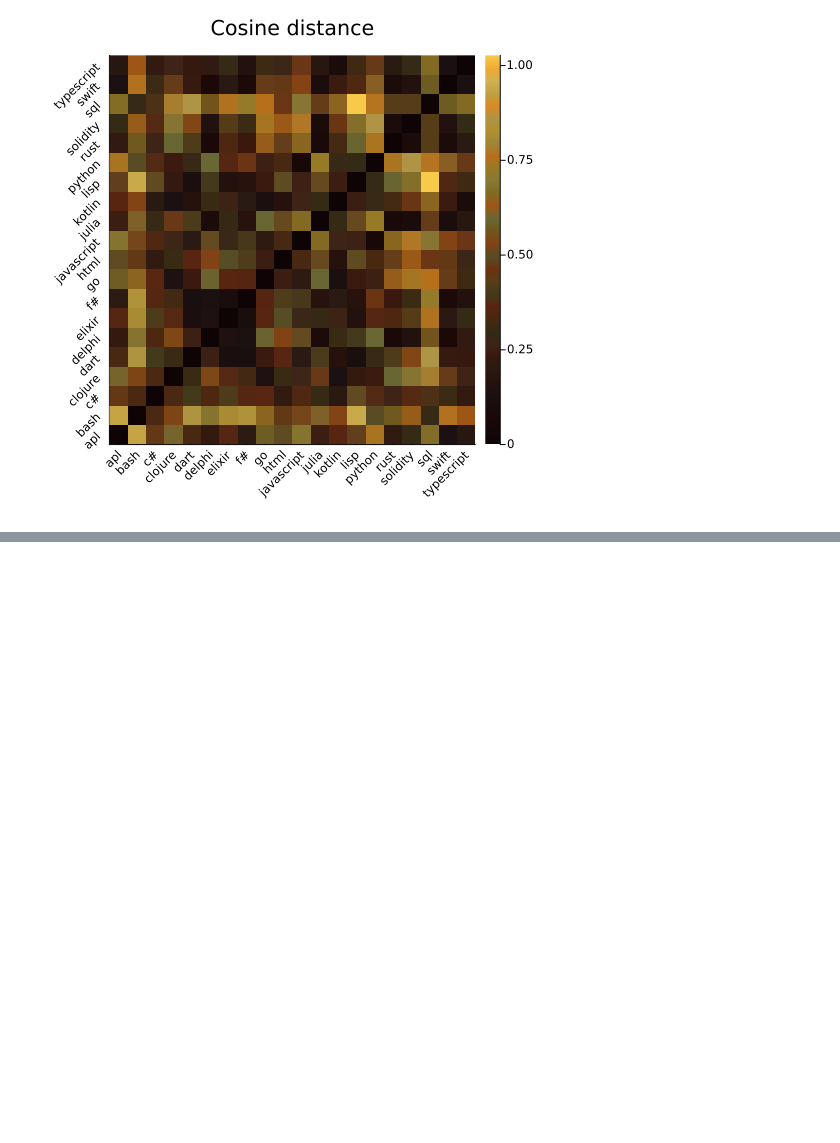
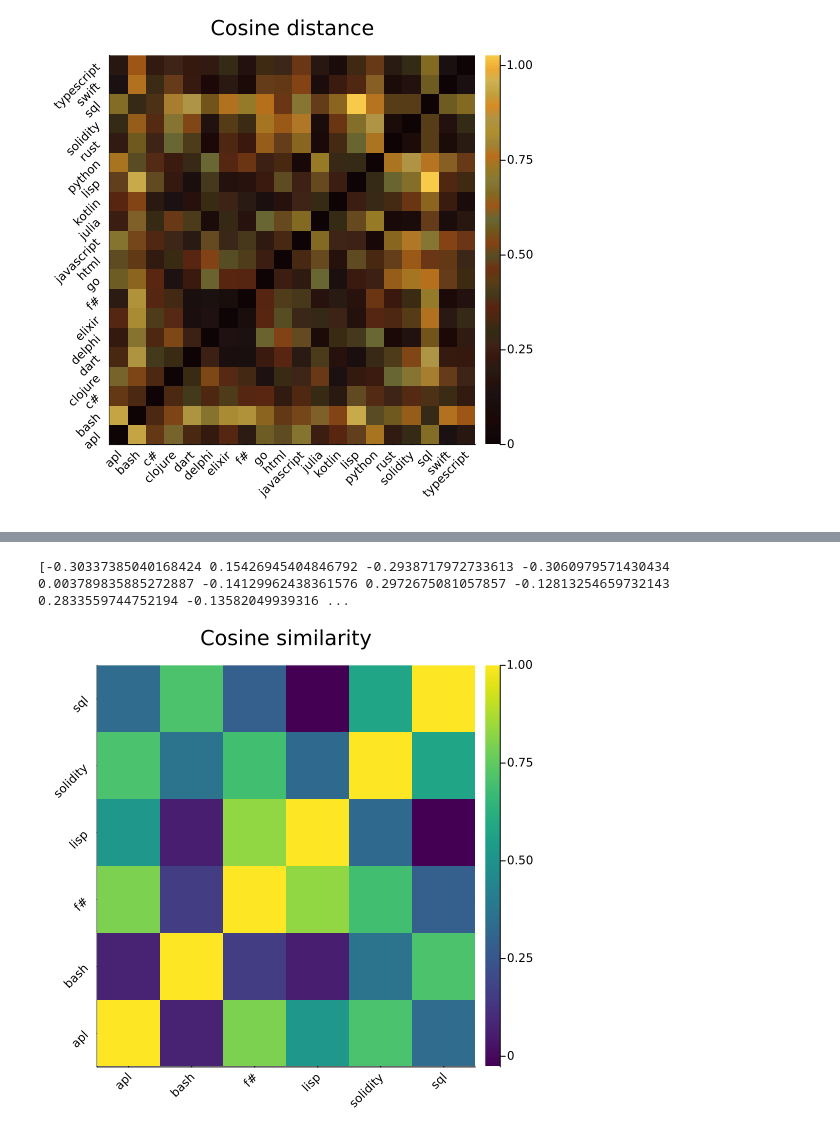
Before and after one commit to ddevin96/DevCommunities, a Jupyter notebook: src/notebook/metrics.ipynb, the cells around one changed output, grey strips where cells are left out. Drawn from its saved outputs; the diff is of its cells as text; code cells hidden in the pictures; blank space fills up the shorter version.

```diff
--- a/src/notebook/metrics.ipynb
+++ b/src/notebook/metrics.ipynb
@@ -455,3 +516,35 @@ h = heatmap(mm, color=:viridis, title="Cosine similarity", xticks=([i for i in 1
+# %%
+# SPECIFIC PURPOSE
+m = readdlm("../../results/cpprofilesALL.csv", ',', Float64)
+# general = [3, 4, 5, 6, 7, 9, 10, 11, 12, 13, 15, 16, 19, 20]
+specific = [1, 2, 8, 14, 17, 18]
+# matrix 20x20 of Float64
+mm = []
+
+m2 = m[specific, :]
+println(m2)
+# ########## COS similarity ##########
+for row1 in eachrow(m2)
+    # mm_row = []
+    for row2 in eachrow(m2)
+        dot = row1'row2
+        normalization1 = norm(row1)
+        normalization2 = norm(row2)
+        cos_sim = dot/(normalization1*normalization2)
+        push!(mm, cos_sim)
+    end
+    # push!(mm, mm_row)
+end
+
+# convert mm to a format readable for Plots heatmap
+mm = reshape(mm, 6, 6)
+# ######################################
+my_tags_specific = ["sql", "solidity", "bash", "lisp", "apl", "f#"]
+sort!(my_tags_specific)
+h = heatmap(mm, color=:viridis, title="Cosine similarity", xticks=([i for i in 1:6], my_tags_specific), yticks=([i for i in 1:6], my_tags_specific), xrotation=45, yrotation=45, size=(500,500))
+# %% [output]
+[-0.30337385040168424 0.15426945404846792 -0.2938717972733613 -0.3060979571430434 0.003789835885272887 -0.14129962438361576 0.2972675081057857 -0.12813254659732143 0.2833559744752194 -0.13582049939316 ...
+[figure, added]
 # %%
 for i in 1:20
     # g = build_hg("../../hgs/apl.hg")
```
Also changed, not shown: parts of 2 cells of this notebook, 1 other file.
